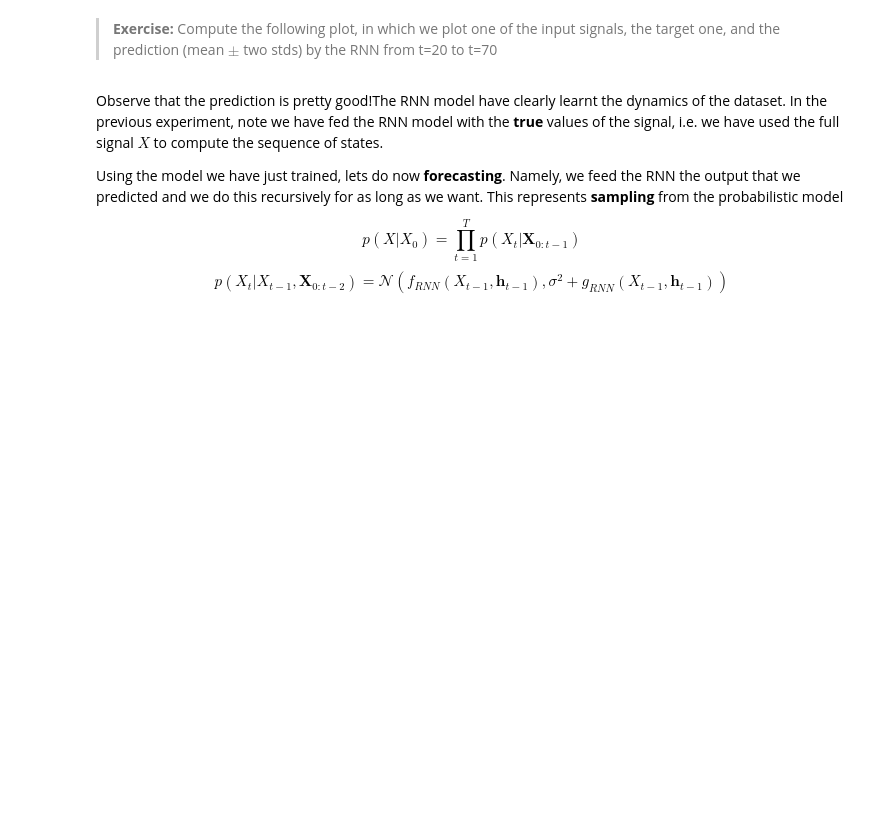
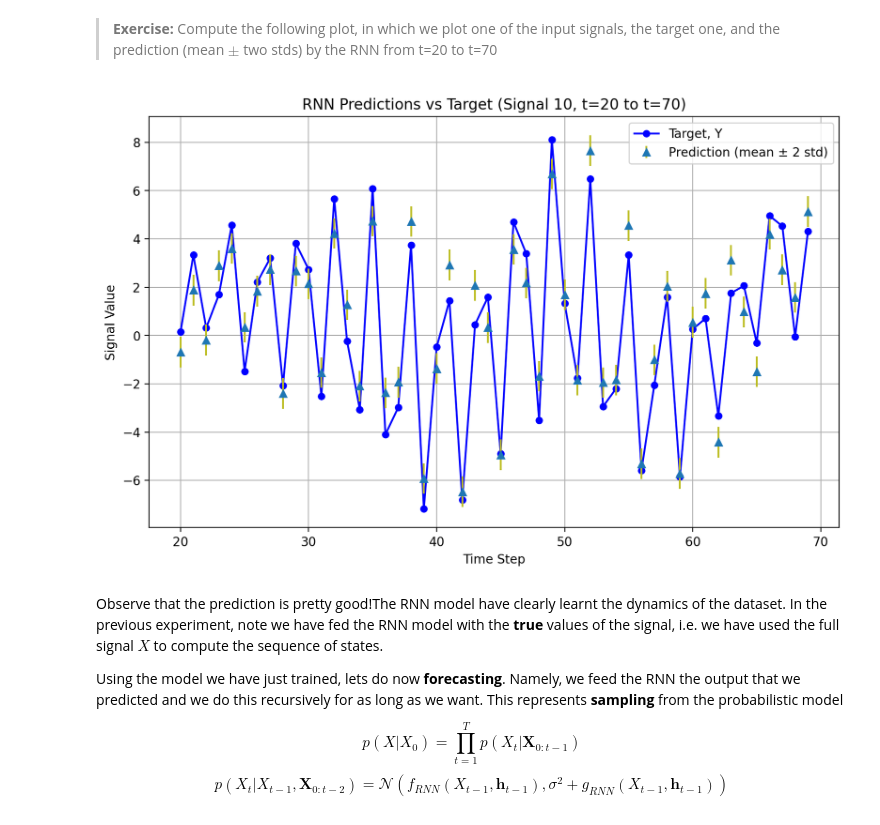
Before and after one commit to FeliGR/RNN-Time-Series-Model-Lab, a Jupyter notebook: STUDENT_Lab_DeepARs.ipynb, the cells around one changed output. Saved outputs shown, nothing was run; the diff lists cells and outputs as text; code cells hidden in the pictures; blank space fills up the shorter version.

```diff
--- a/STUDENT_Lab_DeepARs.ipynb
+++ b/STUDENT_Lab_DeepARs.ipynb
@@ -305,30 +359,34 @@ plt.legend()
 # %%
 # We first evaluate the model for the N signals up to time T_train = 100
 X_in = torch.Tensor(X[:,:T_train]).view([N,T_train,1])
 
-mean,var,h,sample = my_rnn.forward(###) # YOUR CODE HERE
+mean, var, h, sample = my_rnn.forward(X_in)
 
 mean_rnn = mean.detach().numpy().reshape([N,-1])
 std_rnn = np.sqrt(var.detach().numpy().reshape([N,-1]))
 
 # Initial time point of the representation
 t0 = 20
 
 # Final point
 tf = 70
 
 signal = 10 # From 1 to N (you can play with this)
 
-# Plot the first training signal and the target
-plt.figure(figsize=(8,5))
-#plt.plot(np.arange(t0,tf,1), X[signal,t0:tf], 'r.--', label='input, x',ms=10) # x
-plt.plot(np.arange(t0,tf,1), Y[signal,t0:tf], 'b.-', label='target, y',ms=10) # x
-plt.errorbar(np.arange(t0,tf,1), mean_rnn[signal,t0:tf], 2*std_rnn[signal,t0:tf], linestyle='None', marker='^',ecolor='tab:olive',label='prediction')
+plt.figure(figsize=(10, 6))
+plt.plot(np.arange(t0, tf), Y[signal, t0:tf], 'b.-', label='Target, Y', ms=10)  # Target signal
+plt.errorbar(np.arange(t0, tf), mean_rnn[signal, t0:tf],
+             2 * std_rnn[signal, t0:tf], linestyle='None',
+             marker='^', ecolor='tab:olive', label='Prediction (mean ± 2 std)')
 
-
-
-
+plt.title(f"RNN Predictions vs Target (Signal {signal}, t={t0} to t={tf})")
+plt.xlabel("Time Step")
+plt.ylabel("Signal Value")
 plt.legend(loc='best')
+plt.grid(True)
+plt.show()
+# %% [output]
+[figure, added]
 # %% [markdown]
 Observe that the prediction is pretty good!The RNN model have clearly learnt the dynamics of the dataset. In the previous experiment, note we have fed the RNN model with the **true** values of the signal, i.e. we have used the full signal $X$ to compute the sequence of states.
 
```
Also changed, not shown: parts of 22 cells of this notebook, 1 other file.
